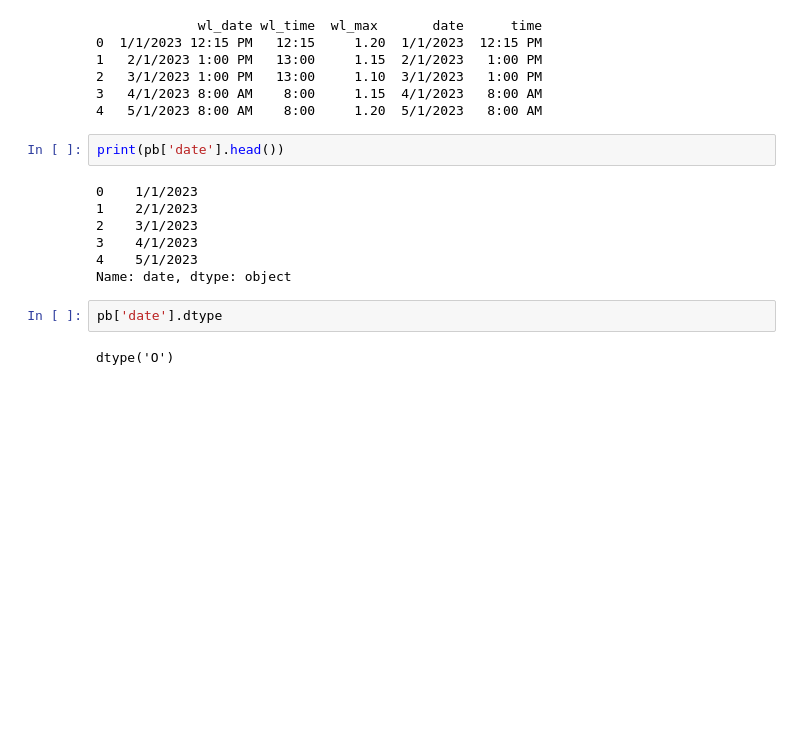
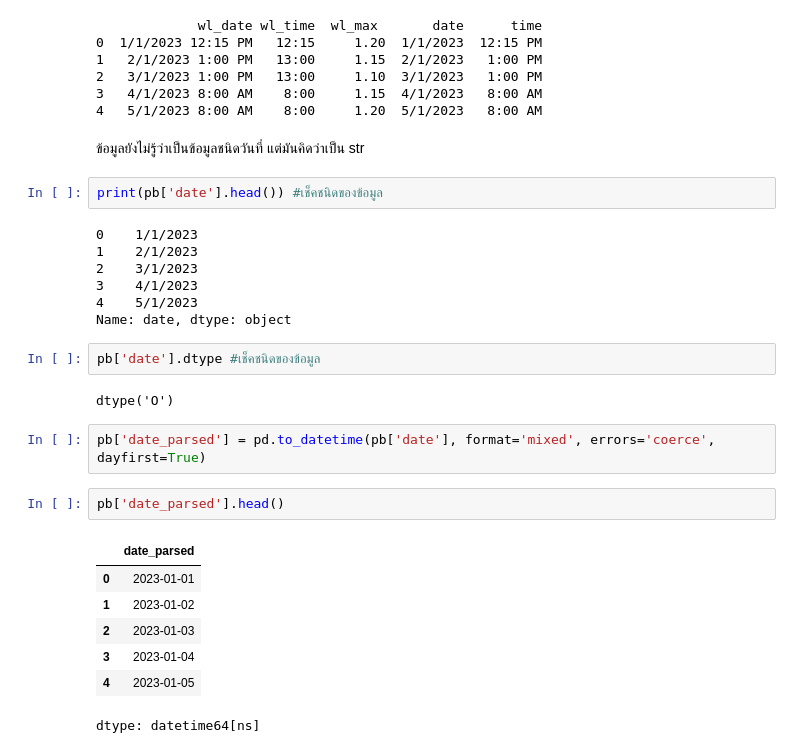
Before and after one commit to Suchada2000/MY-WORK, a Jupyter notebook: Untitled22.ipynb, the cells around one changed output. Saved outputs shown, nothing was run; the diff lists cells and outputs as text; blank space fills up the shorter version.

```diff
--- a/Untitled22.ipynb
+++ b/Untitled22.ipynb
@@ -231,8 +232,10 @@ print(pb.head())
 2   3/1/2023 1:00 PM   13:00     1.10  3/1/2023   1:00 PM
 3   4/1/2023 8:00 AM    8:00     1.15  4/1/2023   8:00 AM
 4   5/1/2023 8:00 AM    8:00     1.20  5/1/2023   8:00 AM
+# %% [markdown]
+ข้อมูลยังไม่รู้ว่าเป็นข้อมูลชนิดวันที่ แต่มันคิดว่าเป็น str
 # %%
-print(pb['date'].head())
+print(pb['date'].head()) #เช็คชนิดของข้อมูล
 # %% [output]
 0    1/1/2023
 1    2/1/2023
@@ -241,6 +244,18 @@ print(pb['date'].head())
 4    5/1/2023
 Name: date, dtype: object
 # %%
-pb['date'].dtype
+pb['date'].dtype #เช็คชนิดของข้อมูล
 # %% [output]
 dtype('O')
+# %%
+pb['date_parsed'] = pd.to_datetime(pb['date'], format='mixed', errors='coerce', dayfirst=True)
+# %%
+pb['date_parsed'].head()
+# %% [output]
+|  | date_parsed |
+| 0 | 2023-01-01 |
+| 1 | 2023-01-02 |
+| 2 | 2023-01-03 |
+| 3 | 2023-01-04 |
+| 4 | 2023-01-05 |
+dtype: datetime64[ns]
```
Also changed, not shown: parts of 16 cells of this notebook.
